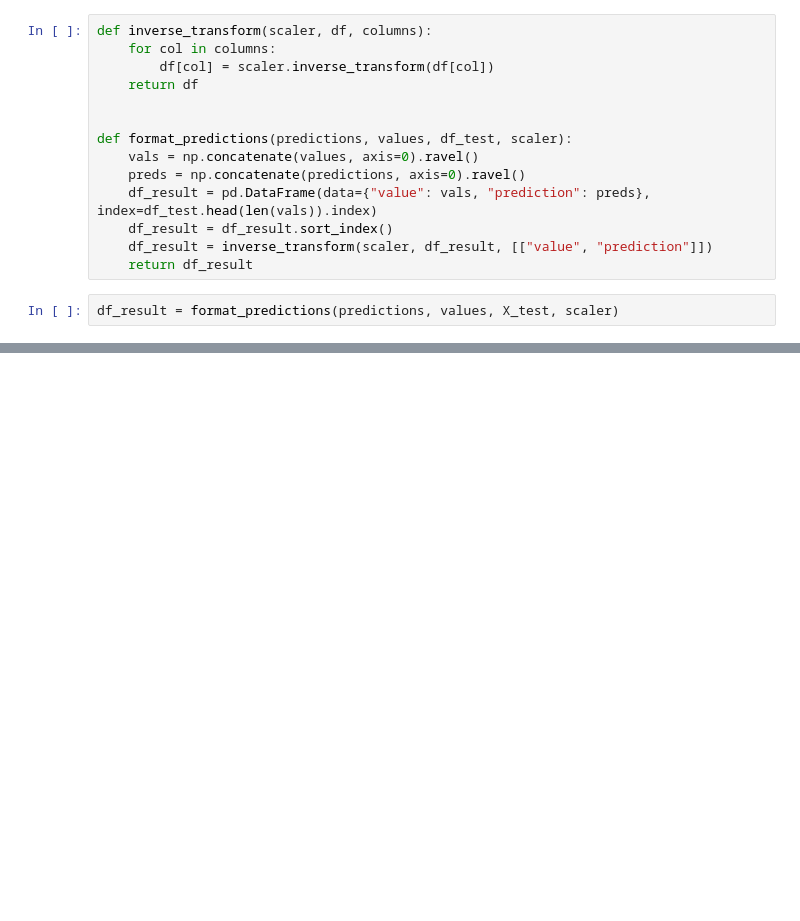
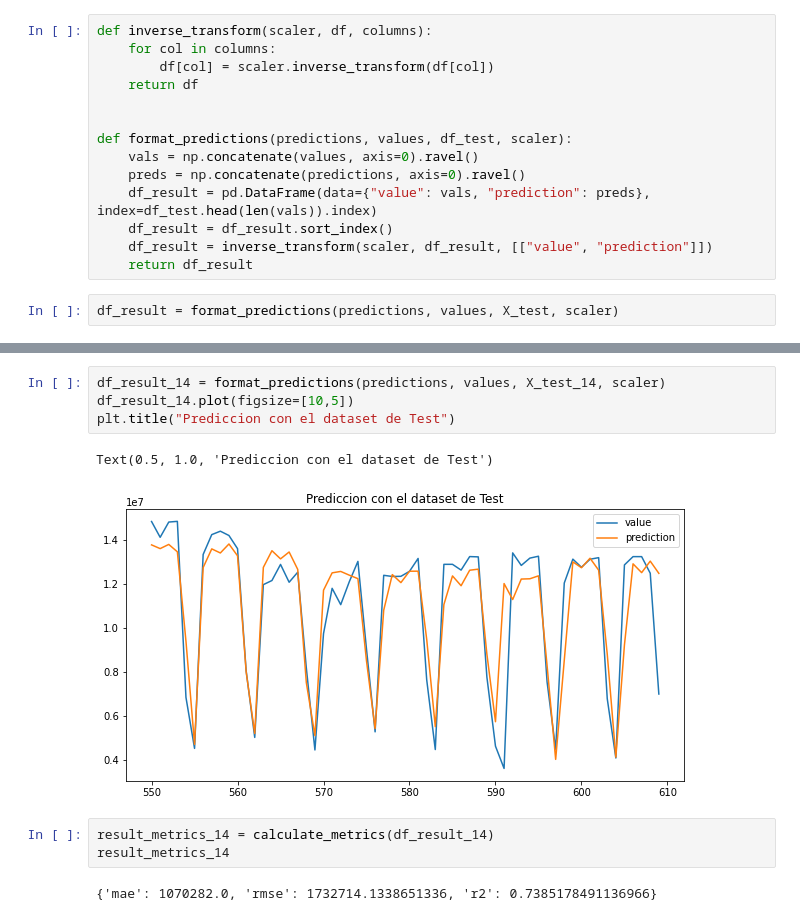
Before and after one commit to lrivela/rivela-st, a Jupyter notebook: tp-integrador/rivela-5co-tp.ipynb, the cells around one changed output, grey strips where cells are left out. Drawn from its saved outputs; the diff is of its cells as text; blank space fills up the shorter version.

```diff
--- a/tp-integrador/rivela-5co-tp.ipynb
+++ b/tp-integrador/rivela-5co-tp.ipynb
@@ -1353,0 +1485,12 @@ Text(0.5, 1.0, 'Prediccion con el dataset de Test')
+# %%
+df_result_14 = format_predictions(predictions, values, X_test_14, scaler)
+df_result_14.plot(figsize=[10,5])
+plt.title("Prediccion con el dataset de Test")
+# %% [output]
+Text(0.5, 1.0, 'Prediccion con el dataset de Test')
+[figure, added]
+# %%
+result_metrics_14 = calculate_metrics(df_result_14)
+result_metrics_14
+# %% [output]
+{'mae': 1070282.0, 'rmse': 1732714.1338651336, 'r2': 0.7385178491136966}
```
Also changed, not shown: parts of 41 cells of this notebook.
